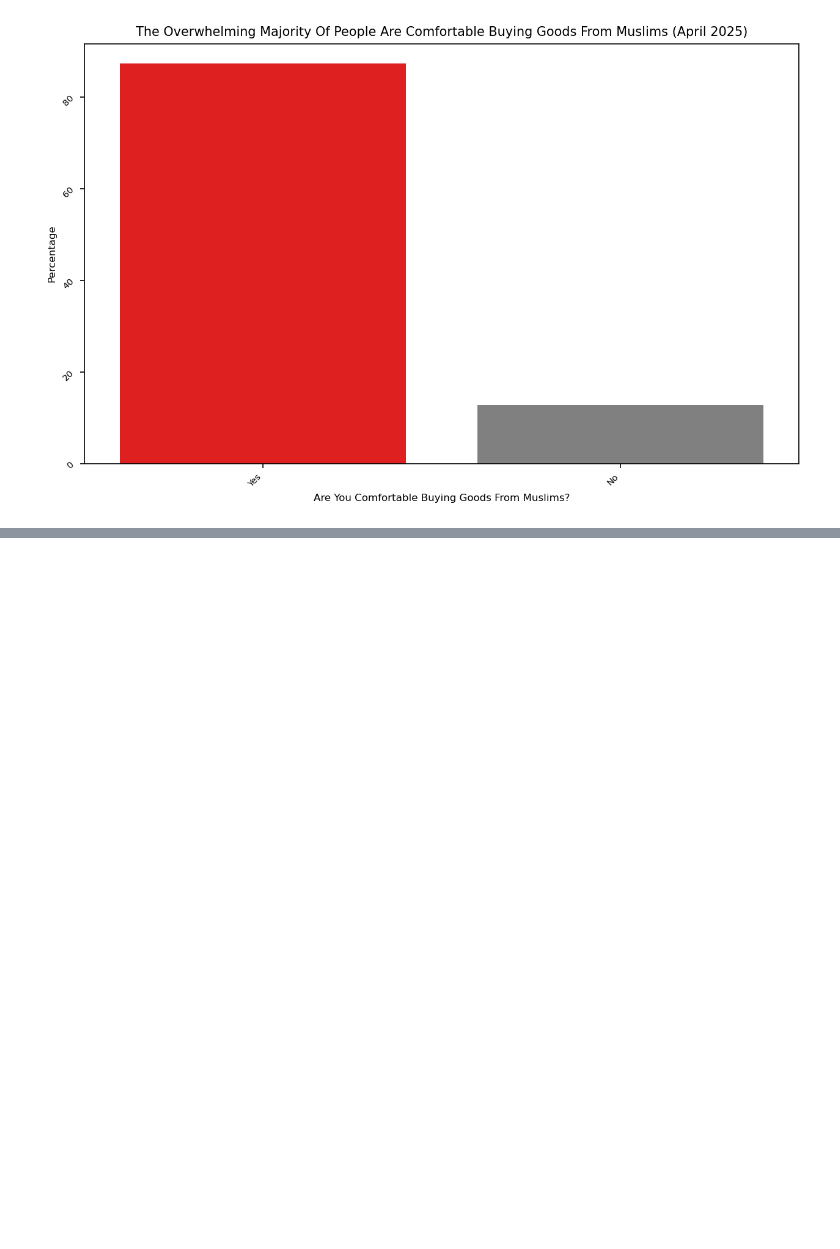
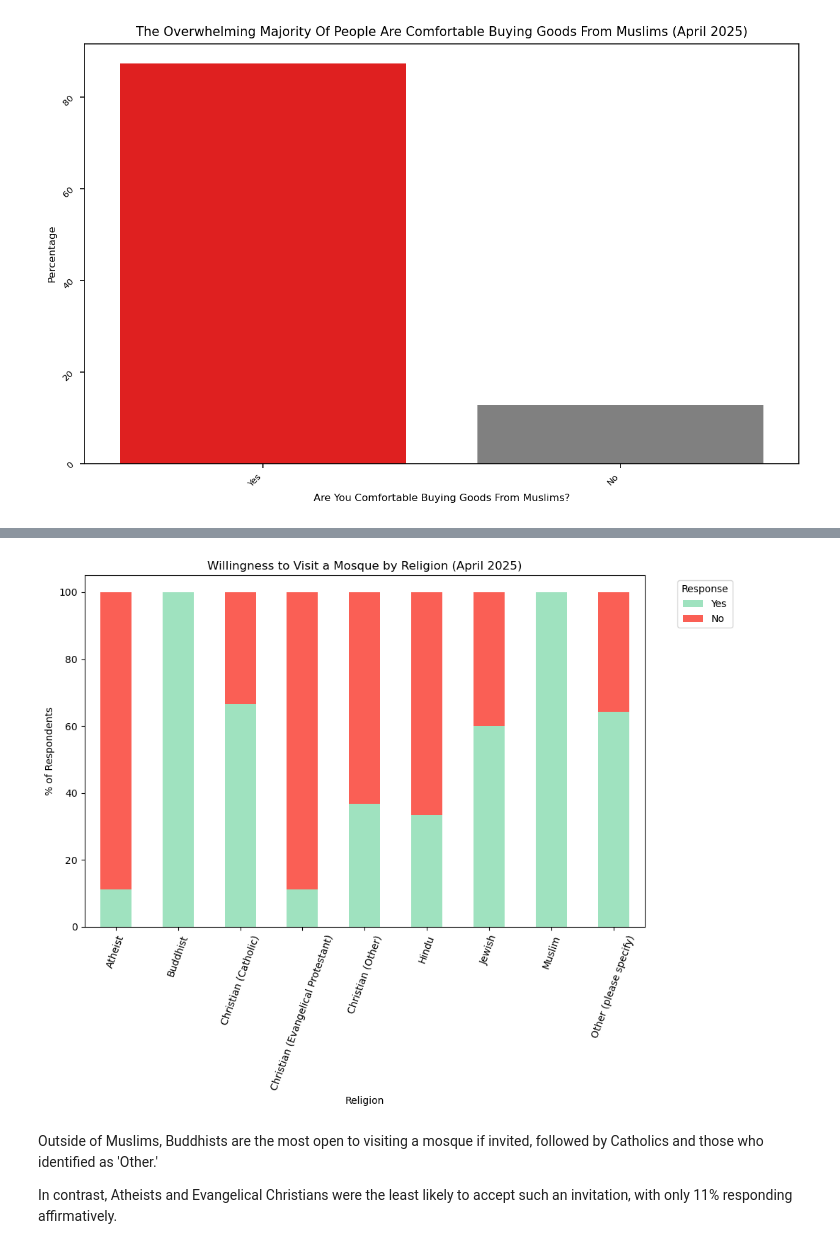
Before and after one commit to manelmahroug/Muslim-Brand-Sentiment, a Jupyter notebook: Brand_sentiment_004_April_2025.ipynb, the cells around one changed output, grey strips where cells are left out. Cells and saved outputs as stored; diff of their text form; code cells hidden in the pictures; blank space fills up the shorter version.

```diff
--- a/Brand_sentiment_004_April_2025.ipynb
+++ b/Brand_sentiment_004_April_2025.ipynb
@@ -987,0 +988,7 @@ plot_percentages(df, column_name, x_label, title)
+# %%
+ct = pd.crosstab(
+    apr25["What is your religion?"],
+    apr25["If a Muslim invited you to go to a mosque (Muslims' place of worship), would you go?"],
+    normalize='index'
+)*100
+ct = ct[["Yes", "No"]]
@@ -987,0 +1009,26 @@ plot_percentages(df, column_name, x_label, title)
+# %%
+colors = ['#9FE2BF', "#FA5F55"]
+
+ax = ct.plot(
+    kind='bar',
+    stacked=True,
+    figsize=(10,8),
+    color=colors
+)
+
+
+plt.title("Willingness to Visit a Mosque by Religion (April 2025)")
+plt.ylabel("% of Respondents")
+plt.xlabel("Religion")
+plt.xticks(rotation=70)
+
+plt.legend(title="Response", bbox_to_anchor=(1.05, 1), loc='upper left')
+
+plt.tight_layout()
+plt.show()
+# %% [output]
+[figure, added]
+# %% [markdown]
+Outside of Muslims, Buddhists are the most open to visiting a mosque if invited, followed by Catholics and those who identified as 'Other.'
+
+In contrast, Atheists and Evangelical Christians were the least likely to accept such an invitation, with only 11% responding affirmatively.
```
Also changed, not shown: parts of 7 cells of this notebook.
